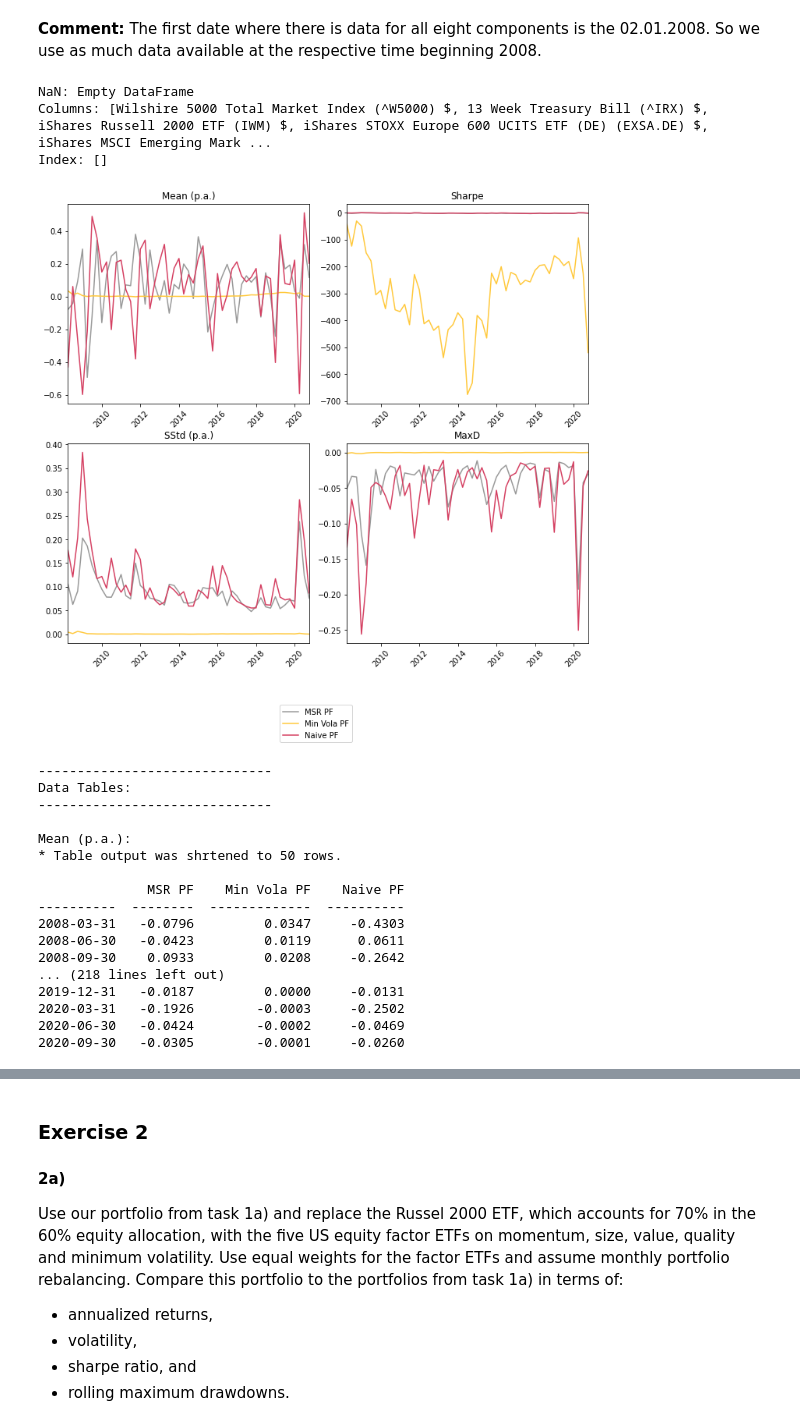
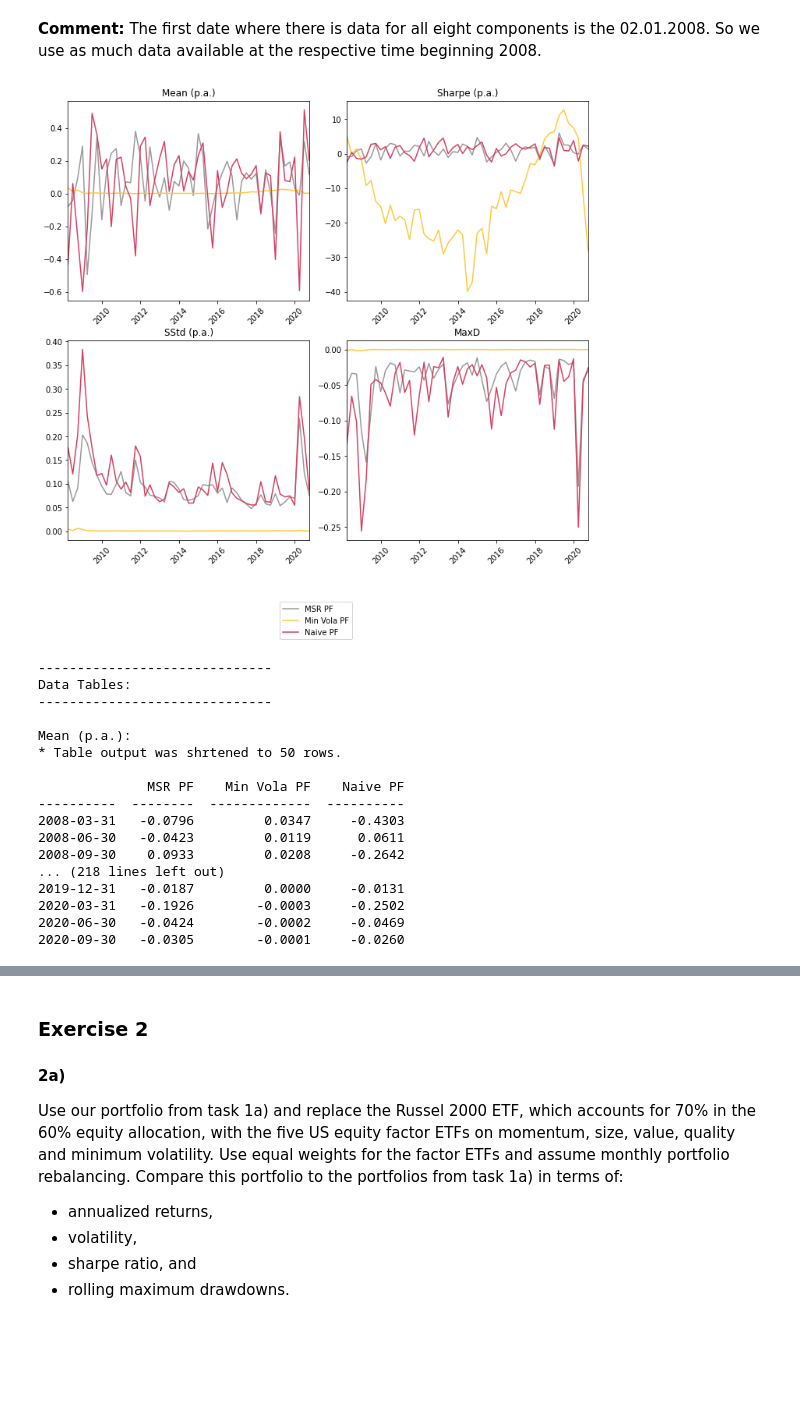
Before and after one commit to vanalmsick/pf_mgt, a Jupyter notebook: pf_mgt/assignment 2.ipynb, the cells around one changed output, grey strips where cells are left out. Cells and saved outputs as stored; diff of their text form; code cells hidden in the pictures; blank space fills up the shorter version.

```diff
--- a/pf_mgt/assignment 2.ipynb
+++ b/pf_mgt/assignment 2.ipynb
@@ -238,7 +215,7 @@ available_assets = ['Wilshire 5000 Total Market Index (^W5000) $', '13 Week Trea
 df_returns = df1[available_assets].pct_change().loc['2008-01-03':]
 
 # Check for NaN
-print('NaN:', df_returns[df_returns.isna().any(axis=1)])
+#print('NaN:', df_returns[df_returns.isna().any(axis=1)])
 
 weights = {}
 
@@ -255,55 +232,52 @@ for date, new_df in df_date_period_iterator(df_returns, period='q', true_date=Tr
     tmp_moments_MSR = PF_value_with_rebalancing(new_df, tmp_MSR_weights, rebalancing='monthly', percentage=True)['PF Total'].rename('MSR PF')
     tmp_moments_MVola = PF_value_with_rebalancing(new_df, tmp_MVola_weights, rebalancing='monthly', percentage=True)['PF Total'].rename('Min Vola PF')
     tmp_moments_naive = PF_value_with_rebalancing(new_df, tmp_naive_weights, rebalancing='monthly', percentage=True)['PF Total'].rename('Naive PF')
     performace = performace.append(pd.concat([tmp_moments_MSR, tmp_moments_MVola, tmp_moments_naive], axis=1))
 
-    PF_moments[date] = moments(pd.concat([tmp_moments_MSR, tmp_moments_MVola, tmp_moments_naive], axis=1, sort=False), output=['Mean (p.a.)', 'Sharpe', 'SStd (p.a.)', 'MaxD'], r_f=r_f)
+    PF_moments[date] = moments(pd.concat([tmp_moments_MSR, tmp_moments_MVola, tmp_moments_naive], axis=1, sort=False), output=['Mean (p.a.)', 'Sharpe (p.a.)', 'SStd (p.a.)', 'MaxD'], r_f=r_f)
 
     merged_weights = pd.concat([pd.Series(tmp_MSR_weights).rename('weights_MSR'), pd.Series(tmp_MVola_weights).rename('weights_MVol'), pd.Series(tmp_naive_weights).rename('weights_1/N')], axis=1)
     weights[date] = merged_weights
 
     tmp_returns = tmp_returns.append(new_df)
     tmp_MSR_weights = PF_weights(tmp_returns, output='MSR')
     tmp_MVola_weights = PF_weights(tmp_returns, output='MVol')
     tmp_naive_weights = PF_weights(tmp_returns, output='1/N')
 
 PF_moments = transpose_dict_DF(PF_moments, [('head', 'index'),('dict_key','index')])
 
 weights = transpose_dict_DF(weights, [('head', 'dict_key'),('head', 'index')])
 
 # Show results
 custom_plot(PF_moments)
 
 #Store for exercise 4
 store_exercise_1 = pd.concat([store_exercise_1, performace], axis=1)
 
 
 exp_dict = PF_moments
 exp_dict['DATA'] = df_returns
 exp_dict.update(weights)
 excel_exporter(exp_dict, 'results/assignment_2-exercise_1b.xlsx')
 # %% [output]
+[figure, new version]
-NaN: Empty DataFrame
-Columns: [Wilshire 5000 Total Market Index (^W5000) $, 13 Week Treasury Bill (^IRX) $, iShares Russell 2000 ETF (IWM) $, iShares STOXX Europe 600 UCITS ETF (DE) (EXSA.DE) $, iShares MSCI Emerging Mark ...
-Index: []
+------------------------------
+Data Tables:
+------------------------------
+
+Mean (p.a.):
+* Table output was shrtened to 50 rows.
+
+              MSR PF    Min Vola PF    Naive PF
+----------  --------  -------------  ----------
+2008-03-31   -0.0796         0.0347     -0.4303
+2008-06-30   -0.0423         0.0119      0.0611
+2008-09-30    0.0933         0.0208     -0.2642
+... (218 lines left out)
+2019-12-31   -0.0187         0.0000     -0.0131
+2020-03-31   -0.1926        -0.0003     -0.2502
+2020-06-30   -0.0424        -0.0002     -0.0469
+2020-09-30   -0.0305        -0.0001     -0.0260
-[figure, old version]
-------------------------------
-Data Tables:
-------------------------------
-
-Mean (p.a.):
-* Table output was shrtened to 50 rows.
-
-              MSR PF    Min Vola PF    Naive PF
-----------  --------  -------------  ----------
-2008-03-31   -0.0796         0.0347     -0.4303
-2008-06-30   -0.0423         0.0119      0.0611
-2008-09-30    0.0933         0.0208     -0.2642
-... (218 lines left out)
-2019-12-31   -0.0187         0.0000     -0.0131
-2020-03-31   -0.1926        -0.0003     -0.2502
-2020-06-30   -0.0424        -0.0002     -0.0469
-2020-09-30   -0.0305        -0.0001     -0.0260
 # %% [markdown]
 <b>Answer:</b> If we compare the three more complicated portfolio allocation methods with our baseline portfolio and the benchmark portfolio, we can see that all three perform worse on average than our baseline portfolio in terms of annual mean return. Nevertheless, at least the benchmark portfolio is outperformed by the naive portfolio and the MSR portfolio. The minimum volatility portfolio, on the other hand, shows a mean return that is almost similar to that of the benchmark portfolio.
 
```
Also changed, not shown: parts of 21 cells of this notebook, 3 other files.
